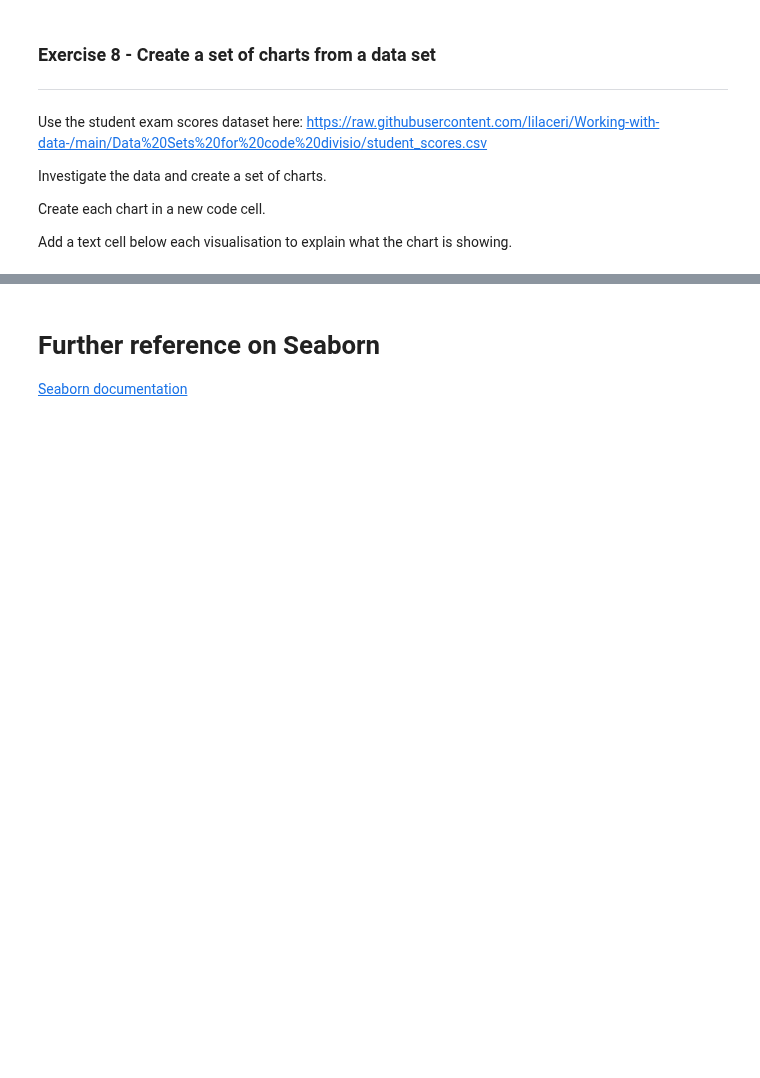
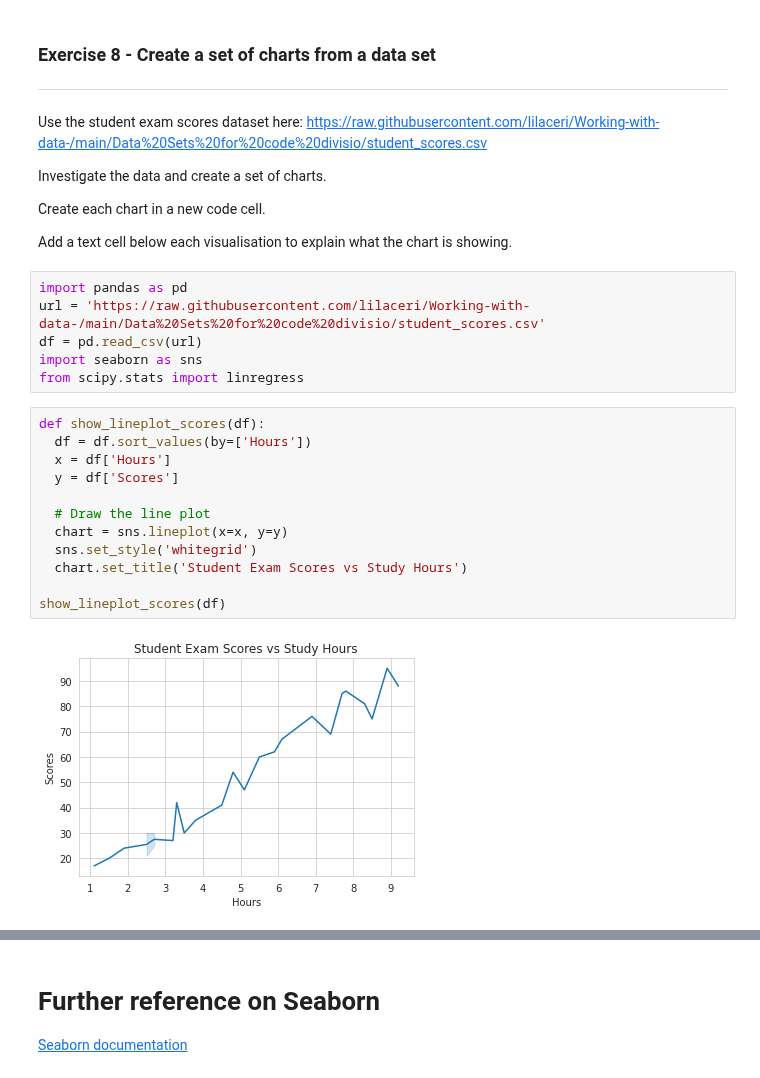
Before and after one commit to Imran-Github22/Imran-Farooqui, a Jupyter notebook: 7_2_Visualisation_with_Seaborn.ipynb, the cells around one changed output, grey strips where cells are left out. Drawn from its saved outputs; the diff is of its cells as text; blank space fills up the shorter version.

```diff
--- a/7_2_Visualisation_with_Seaborn.ipynb
+++ b/7_2_Visualisation_with_Seaborn.ipynb
@@ -288,3 +286,23 @@ Investigate the data and create a set of charts.
 Create each chart in a new code cell.
 
 Add a text cell below each visualisation to explain what the chart is showing.
+# %%
+import pandas as pd
+url = 'https://raw.githubusercontent.com/lilaceri/Working-with-data-/main/Data%20Sets%20for%20code%20divisio/student_scores.csv'
+df = pd.read_csv(url)
+import seaborn as sns
+from scipy.stats import linregress
+# %%
+def show_lineplot_scores(df):
+  df = df.sort_values(by=['Hours'])
+  x = df['Hours']
+  y = df['Scores']
+
+  # Draw the line plot
+  chart = sns.lineplot(x=x, y=y)
+  sns.set_style('whitegrid')
+  chart.set_title('Student Exam Scores vs Study Hours')
+
+show_lineplot_scores(df)
+# %% [output]
+[figure, added]
```
Also changed, not shown: parts of 4 cells of this notebook.
